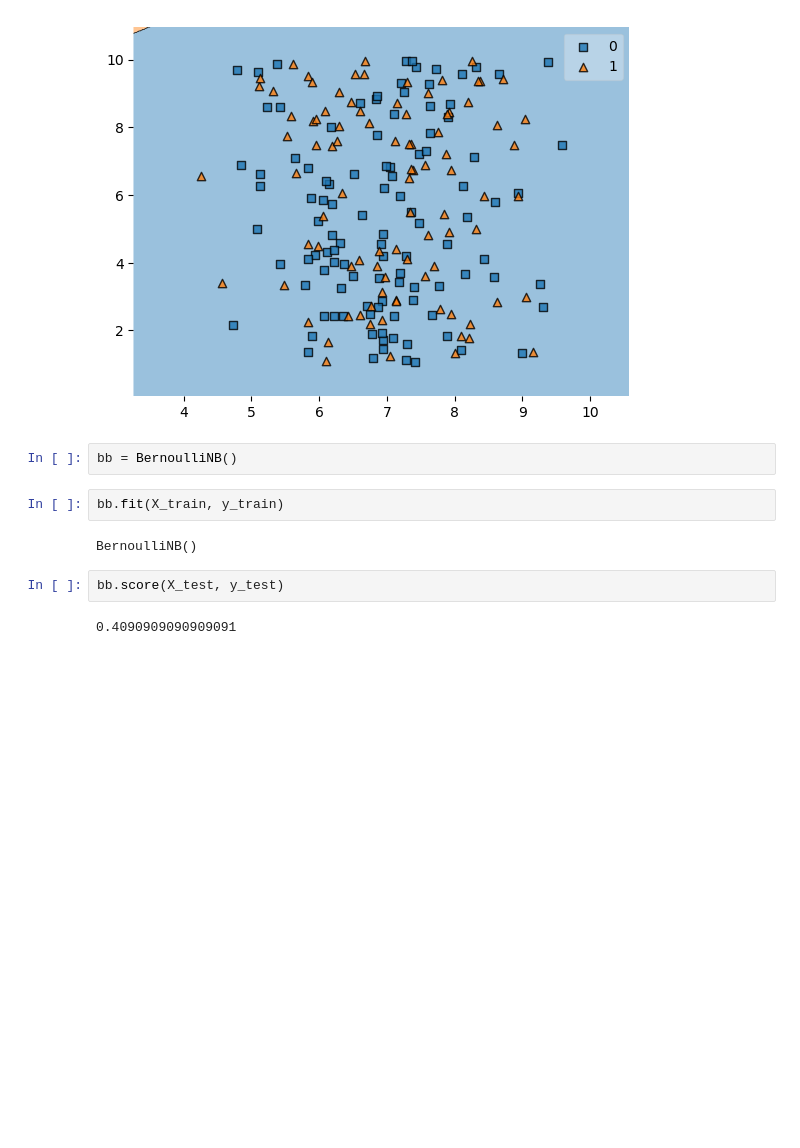
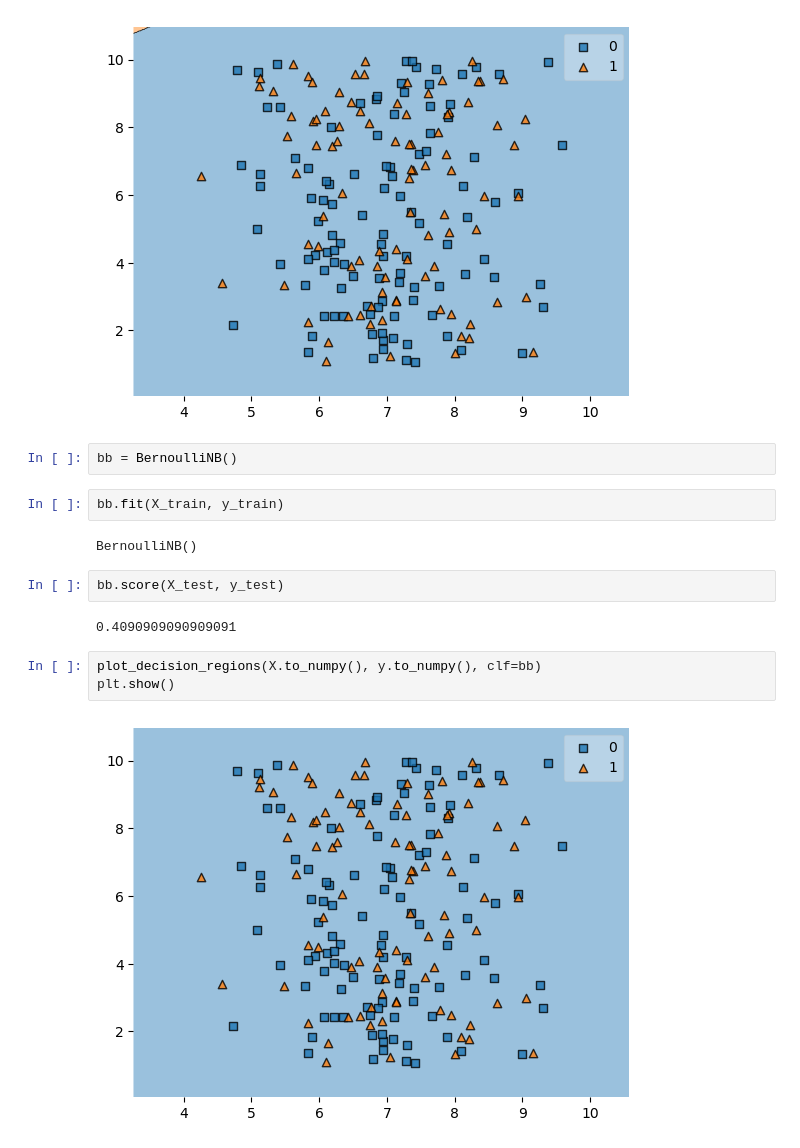
Before and after one commit to SandeshKhatiwada05/Data-Science-And-Machine-Learning-Course, a Jupyter notebook: 36_Naive_Bayes.ipynb, the cells around one changed output. Saved outputs shown, nothing was run; the diff lists cells and outputs as text; blank space fills up the shorter version.

```diff
--- a/36_Naive_Bayes.ipynb
+++ b/36_Naive_Bayes.ipynb
@@ -84,3 +84,8 @@ BernoulliNB()
 bb.score(X_test, y_test)
 # %% [output]
 0.4090909090909091
+# %%
+plot_decision_regions(X.to_numpy(), y.to_numpy(), clf=bb)
+plt.show()
+# %% [output]
+[figure, added]
```
